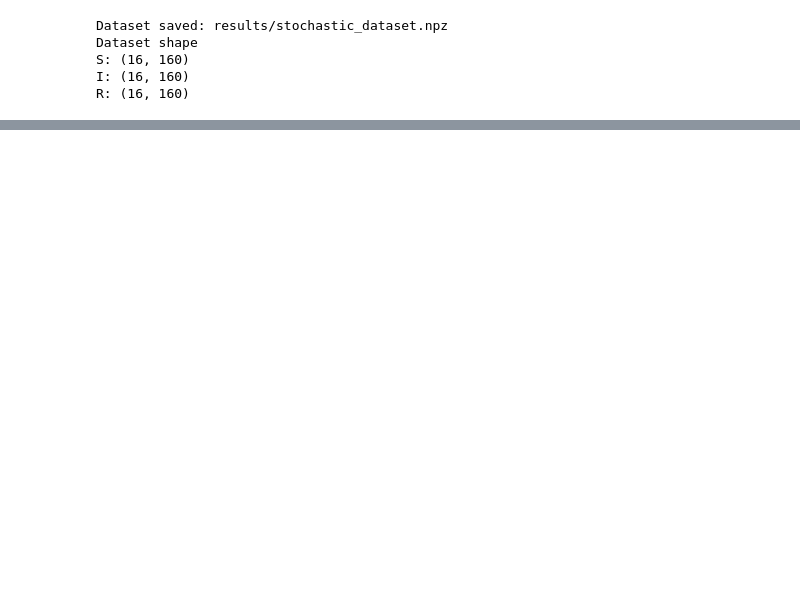
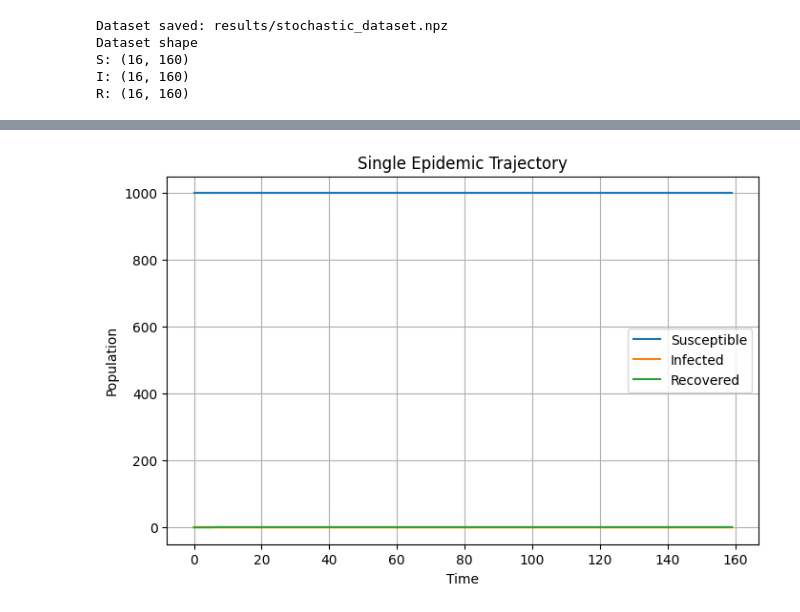
Before and after one commit to muien5080/SIRA-Screening, a Jupyter notebook: notebooks/sir_experiments.ipynb, the cells around one changed output, grey strips where cells are left out. Saved outputs shown, nothing was run; the diff lists cells and outputs as text; code cells hidden in the pictures; blank space fills up the shorter version.

```diff
--- a/notebooks/sir_experiments.ipynb
+++ b/notebooks/sir_experiments.ipynb
@@ -40,0 +48,18 @@ plt.show()
+# %%
+idx = 0
+
+plt.figure(figsize=(8,5))
+
+plt.plot(t, S[idx], label="Susceptible")
+plt.plot(t, I[idx], label="Infected")
+plt.plot(t, R[idx], label="Recovered")
+
+plt.xlabel("Time")
+plt.ylabel("Population")
+plt.title("Single Epidemic Trajectory")
+plt.legend()
+plt.grid(True)
+
+plt.show()
+# %% [output]
+[figure, added]
```
Also changed, not shown: parts of 13 cells of this notebook, 3 other files.
